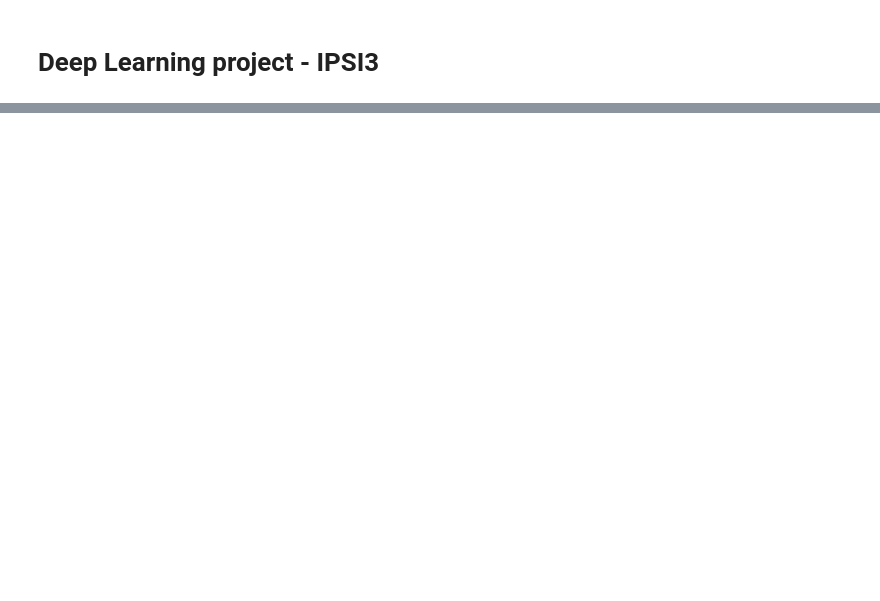
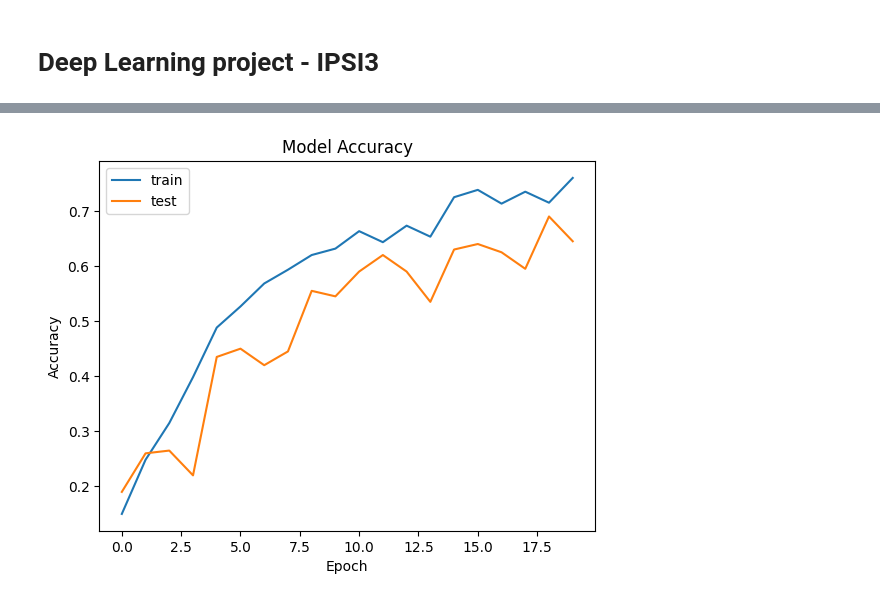
Before and after one commit to antoinedenovembre/deep_learning_IPSI3, a Jupyter notebook: main.ipynb, the cells around one changed output, grey strips where cells are left out. Drawn from its saved outputs; the diff is of its cells as text; code cells hidden in the pictures; blank space fills up the shorter version.

Commit message:
Working with 70% accuracy

```diff
--- a/main.ipynb
+++ b/main.ipynb
@@ -263,0 +3,89 @@ Epoch 10/10
+# %%
+# ChatGPT proposal
+# Define a simple baseline model using the extracted imports and constants
+from tensorflow.keras.models import Sequential
+from tensorflow.keras.layers import Dense, Conv2D, Flatten, MaxPooling2D, Dropout
+from tensorflow.keras.optimizers import Adam
+from tensorflow.keras.preprocessing.image import ImageDataGenerator
+from tensorflow.keras.callbacks import ReduceLROnPlateau, EarlyStopping
+import matplotlib.pyplot as plt
+
+# Directories for data
+DATA_DIR = 'data/flowers/'
+TRAIN_DIR = DATA_DIR + 'train'
+TEST_DIR = DATA_DIR + 'test'
+
+# Data Augmentation
+datagenerator = ImageDataGenerator(
+    rescale=1./255,
+    rotation_range=40,
+    width_shift_range=0.2,
+    height_shift_range=0.2,
+    shear_range=0.2,
+    zoom_range=0.2,
+    horizontal_flip=True,
+    fill_mode='nearest'
+)
+
+train_generator = datagenerator.flow_from_directory(
+    TRAIN_DIR,
+    target_size=(128, 128),
+    class_mode='categorical',
+    batch_size=16,
+    shuffle=True,
+    color_mode='rgb'
+)
+
+test_generator = datagenerator.flow_from_directory(
+    TEST_DIR,
+    target_size=(128, 128),
+    class_mode='categorical',
+    color_mode='rgb'
+)
+
+# Baseline Model
+model = Sequential([
+    Conv2D(16, (3, 3), activation='relu', input_shape=(128, 128, 3)),
+    MaxPooling2D(pool_size=(2, 2)),
+    Conv2D(32, (3, 3), activation='relu'),
+    MaxPooling2D(pool_size=(2, 2)),
+    Conv2D(64, (3, 3), activation='relu'),
+    MaxPooling2D(pool_size=(2, 2)),
+    Flatten(),
+    Dense(128, activation='relu'),
+    Dropout(0.2),
+    Dense(len(train_generator.class_indices), activation='softmax')
+])
+
+# Compile the model
+model.compile(
+    optimizer=Adam(learning_rate=0.001),
+    loss='categorical_crossentropy',
+    metrics=['accuracy']
+)
+
+# Callbacks
+callbacks = [
+    ReduceLROnPlateau(monitor='val_loss', factor=0.5, patience=2, verbose=1),
+    EarlyStopping(monitor='val_loss', patience=5, verbose=1)
+]
+
+# Initial Summary of the model
+model.summary()
+
+# Train the model
+history = model.fit(
+    train_generator,
+    epochs=20,
+    validation_data=test_generator,
+    callbacks=callbacks
+)
+
+# Plot the training history
+plt.plot(history.history['accuracy'])
+plt.plot(history.history['val_accuracy'])
+plt.title('Model Accuracy')
+plt.ylabel('Accuracy')
+plt.xlabel('Epoch')
+plt.legend(['train', 'test'], loc='upper left')
+# %% [output]
@@ -263,0 +133 @@ Epoch 10/10
+[figure, added]
```
Also changed, not shown: parts of 15 cells of this notebook.
